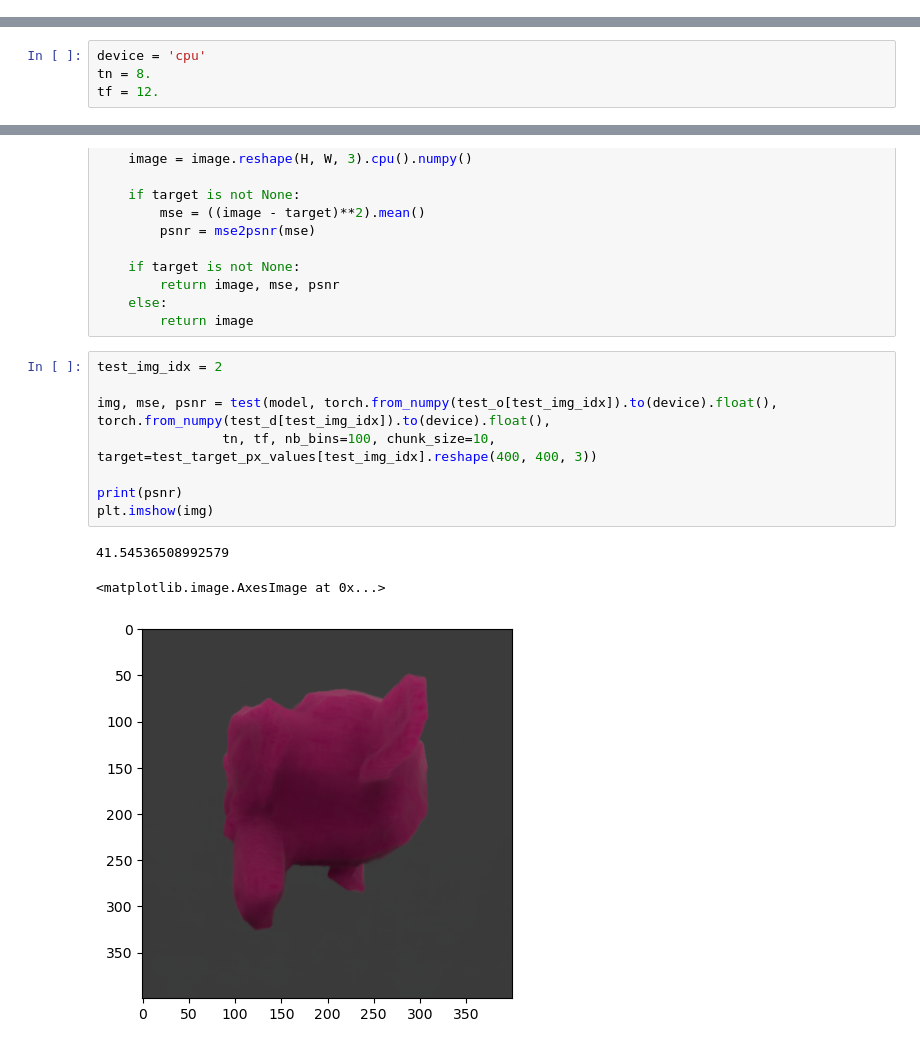
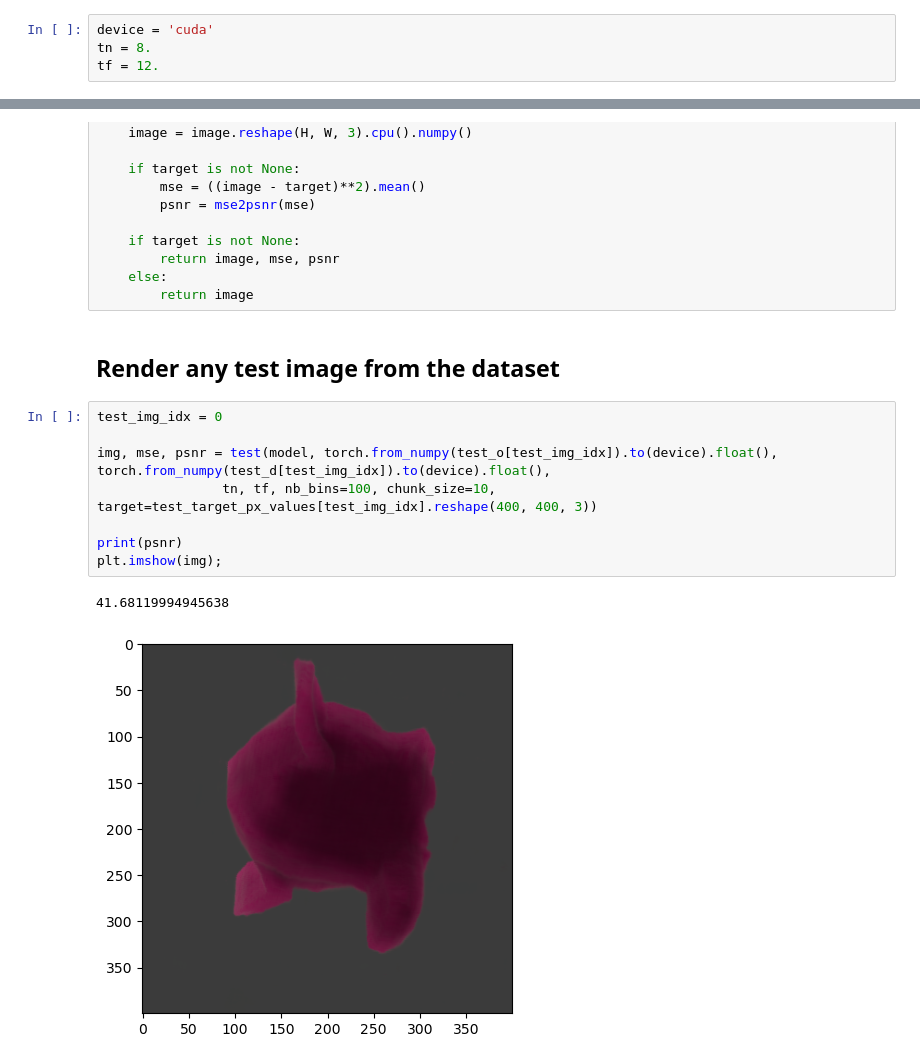
Before and after one commit to abubake/bakernerf, a Jupyter notebook: Testing.ipynb, the cells around one changed output, grey strips where cells are left out. Saved outputs shown, nothing was run; the diff lists cells and outputs as text.

```diff
--- a/Testing.ipynb
+++ b/Testing.ipynb
@@ -10,5 +7,9 @@ from torch.utils.data import DataLoader
 
 from dataset import get_rays
 from rendering import rendering
+# %%
+device = 'cuda'
+tn = 8.
+tf = 12.
 # %%
 test_o, test_d, test_target_px_values = get_rays('datasets/monkey_3', mode='test')
@@ -15,4 +16,0 @@ test_o, test_d, test_target_px_values = get_rays('datasets/monkey_3', mode='test
-# %%
-device = 'cpu'
-tn = 8.
-tf = 12.
@@ -44,15 +40,16 @@ def test(model, o, d, tn, tf, nb_bins=100, chunk_size=10, H=400, W=400, target=N
         return image, mse, psnr
     else:
         return image
+# %% [markdown]
+## Render any test image from the dataset
 # %%
-test_img_idx = 2
+test_img_idx = 0
 
 img, mse, psnr = test(model, torch.from_numpy(test_o[test_img_idx]).to(device).float(), torch.from_numpy(test_d[test_img_idx]).to(device).float(),
                 tn, tf, nb_bins=100, chunk_size=10, target=test_target_px_values[test_img_idx].reshape(400, 400, 3))
 
 print(psnr)
-plt.imshow(img)
+plt.imshow(img);
 # %% [output]
-41.54536508992579
+41.68119994945638
-<matplotlib.image.AxesImage at 0x...>
-[figure, old version]
+[figure, new version]
```
Also changed, not shown: parts of 4 cells of this notebook, 32 other files.
